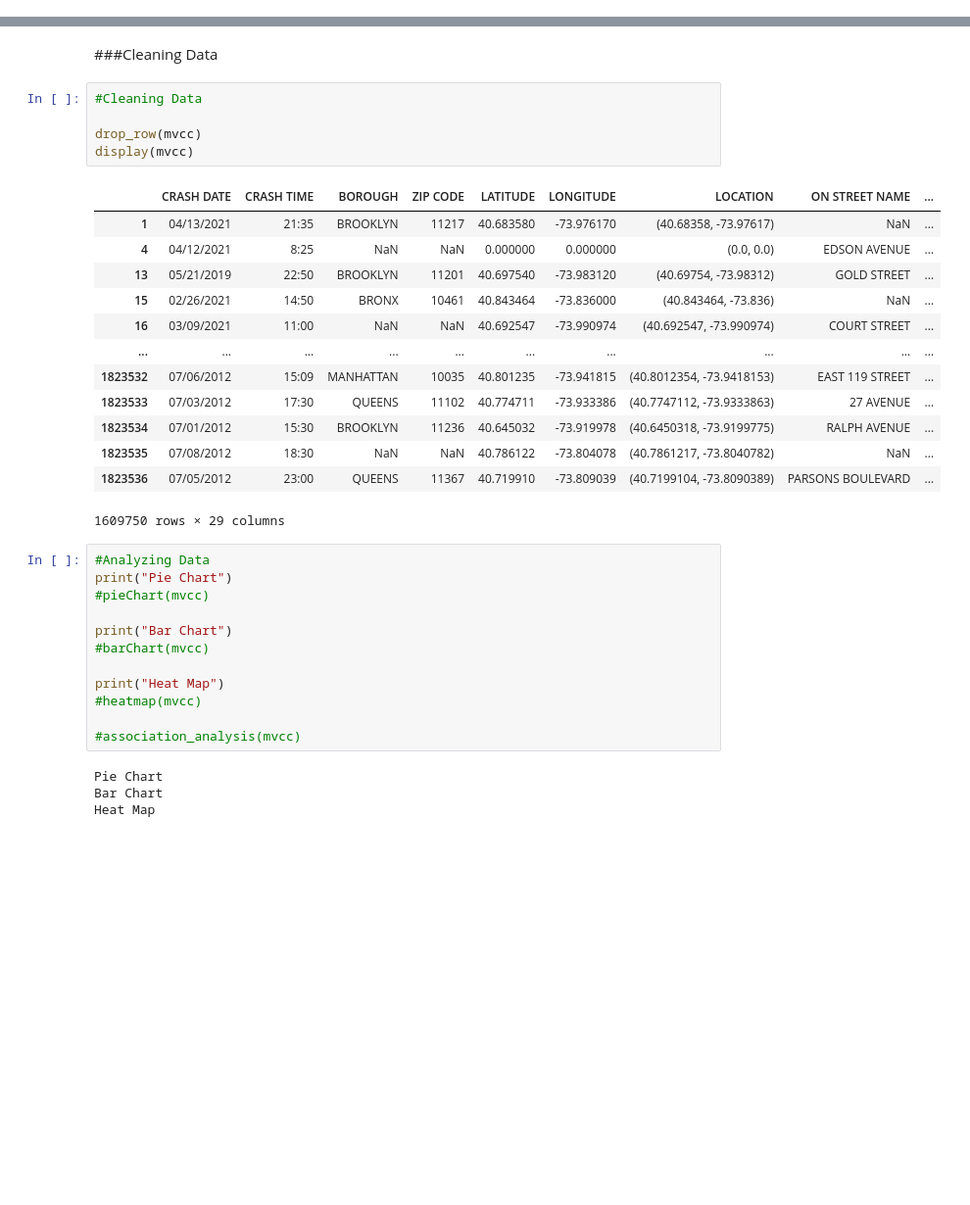
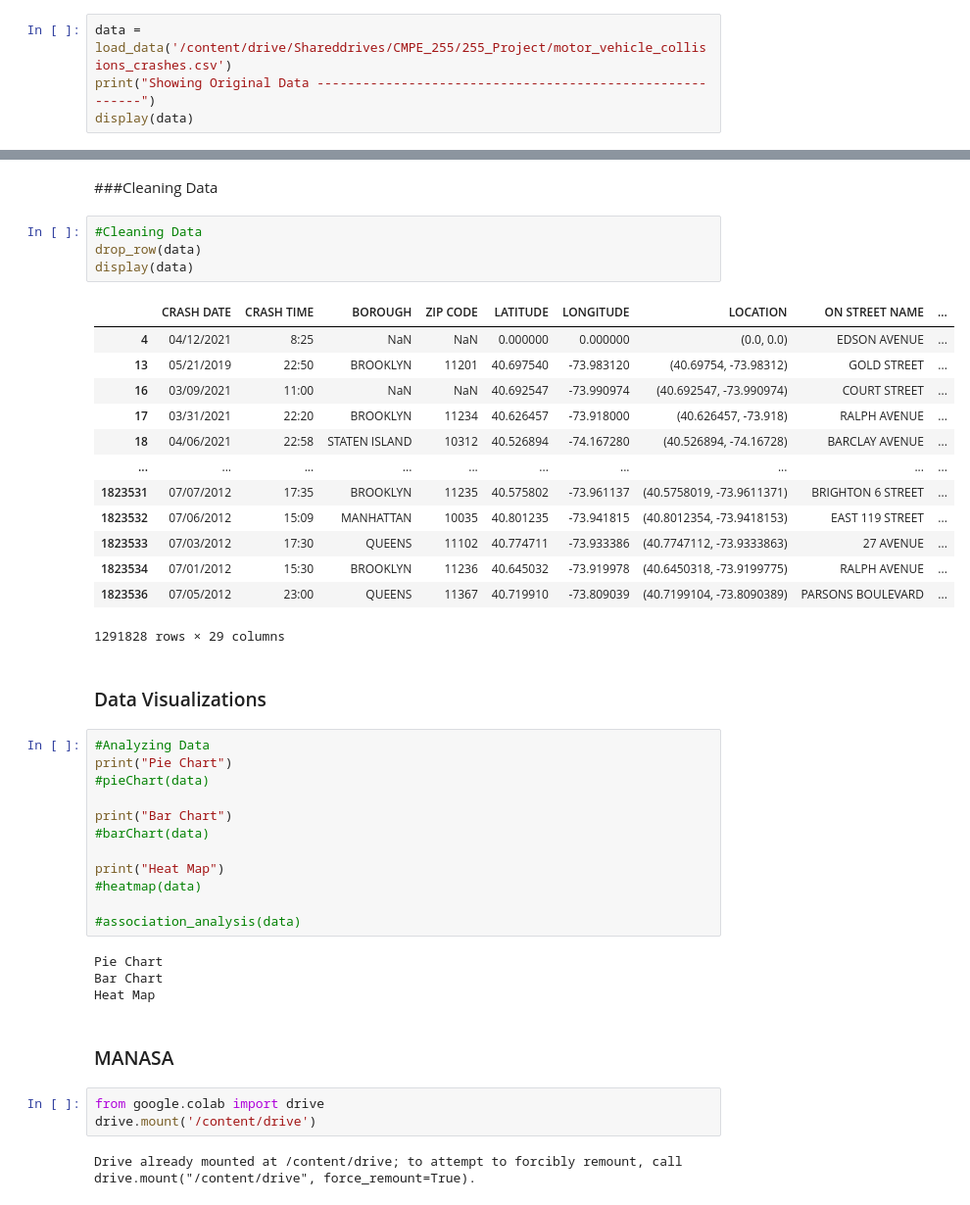
Before and after one commit to sudheendrakatikar/cmpe255-project, a Jupyter notebook: maincode.ipynb, the cells around one changed output, grey strips where cells are left out. Shown at 98% size. Saved outputs shown, nothing was run; the diff lists cells and outputs as text; blank space fills up the shorter version.

```diff
--- a/maincode.ipynb
+++ b/maincode.ipynb
@@ -80,0 +83,4 @@ def heatmap(data):
+# %%
+data = load_data('/content/drive/Shareddrives/CMPE_255/255_Project/motor_vehicle_collisions_crashes.csv')
+print("Showing Original Data ---------------------------------------------------------")
+display(data)
@@ -112,36 +113,44 @@ Showing Original Data ---------------------------------------------------------
 ###Cleaning Data
 # %%
 #Cleaning Data
-
-drop_row(mvcc)
-display(mvcc)
+drop_row(data)
+display(data)
 # %% [output]
 |  | CRASH DATE | CRASH TIME | BOROUGH | ZIP CODE | LATITUDE | LONGITUDE | LOCATION | ON STREET NAME | ... |
-| 1 | 04/13/2021 | 21:35 | BROOKLYN | 11217 | 40.683580 | -73.976170 | (40.68358, -73.97617) | NaN | ... |
 | 4 | 04/12/2021 | 8:25 | NaN | NaN | 0.000000 | 0.000000 | (0.0, 0.0) | EDSON AVENUE | ... |
 | 13 | 05/21/2019 | 22:50 | BROOKLYN | 11201 | 40.697540 | -73.983120 | (40.69754, -73.98312) | GOLD STREET | ... |
-| 15 | 02/26/2021 | 14:50 | BRONX | 10461 | 40.843464 | -73.836000 | (40.843464, -73.836) | NaN | ... |
 | 16 | 03/09/2021 | 11:00 | NaN | NaN | 40.692547 | -73.990974 | (40.692547, -73.990974) | COURT STREET | ... |
+| 17 | 03/31/2021 | 22:20 | BROOKLYN | 11234 | 40.626457 | -73.918000 | (40.626457, -73.918) | RALPH AVENUE | ... |
+| 18 | 04/06/2021 | 22:58 | STATEN ISLAND | 10312 | 40.526894 | -74.167280 | (40.526894, -74.16728) | BARCLAY AVENUE | ... |
 | ... | ... | ... | ... | ... | ... | ... | ... | ... | ... |
+| 1823531 | 07/07/2012 | 17:35 | BROOKLYN | 11235 | 40.575802 | -73.961137 | (40.5758019, -73.9611371) | BRIGHTON 6 STREET | ... |
 | 1823532 | 07/06/2012 | 15:09 | MANHATTAN | 10035 | 40.801235 | -73.941815 | (40.8012354, -73.9418153) | EAST 119 STREET | ... |
 | 1823533 | 07/03/2012 | 17:30 | QUEENS | 11102 | 40.774711 | -73.933386 | (40.7747112, -73.9333863) | 27 AVENUE | ... |
 | 1823534 | 07/01/2012 | 15:30 | BROOKLYN | 11236 | 40.645032 | -73.919978 | (40.6450318, -73.9199775) | RALPH AVENUE | ... |
-| 1823535 | 07/08/2012 | 18:30 | NaN | NaN | 40.786122 | -73.804078 | (40.7861217, -73.8040782) | NaN | ... |
 | 1823536 | 07/05/2012 | 23:00 | QUEENS | 11367 | 40.719910 | -73.809039 | (40.7199104, -73.8090389) | PARSONS BOULEVARD | ... |
-1609750 rows × 29 columns
+1291828 rows × 29 columns
+# %% [markdown]
+### Data Visualizations
 # %%
 #Analyzing Data
 print("Pie Chart")
-#pieChart(mvcc)
+#pieChart(data)
 
 print("Bar Chart")
-#barChart(mvcc)
+#barChart(data)
 
 print("Heat Map")
-#heatmap(mvcc)
+#heatmap(data)
 
-#association_analysis(mvcc)
+#association_analysis(data)
 # %% [output]
 Pie Chart
 Bar Chart
 Heat Map
+# %% [markdown]
+### MANASA
+# %%
+from google.colab import drive
+drive.mount('/content/drive')
+# %% [output]
+Drive already mounted at /content/drive; to attempt to forcibly remount, call drive.mount("/content/drive", force_remount=True).
```
Also changed, not shown: parts of 11 cells of this notebook.
